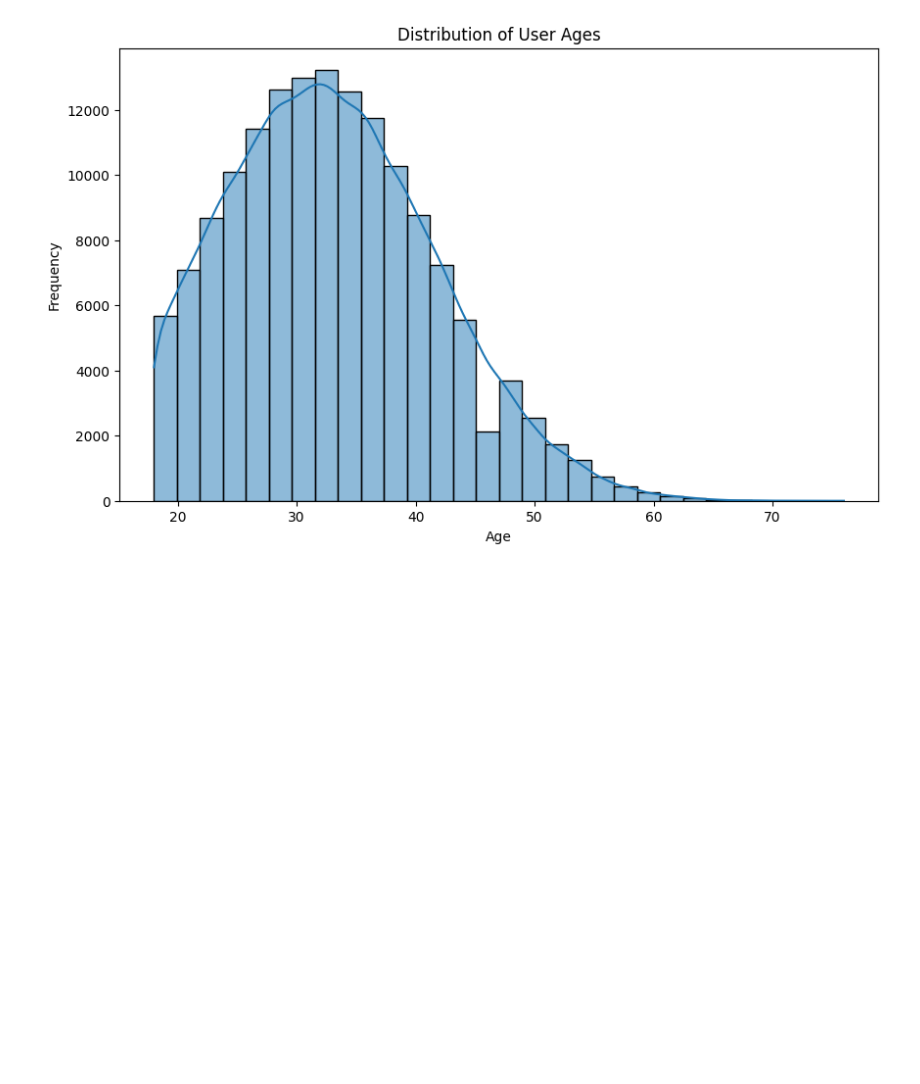
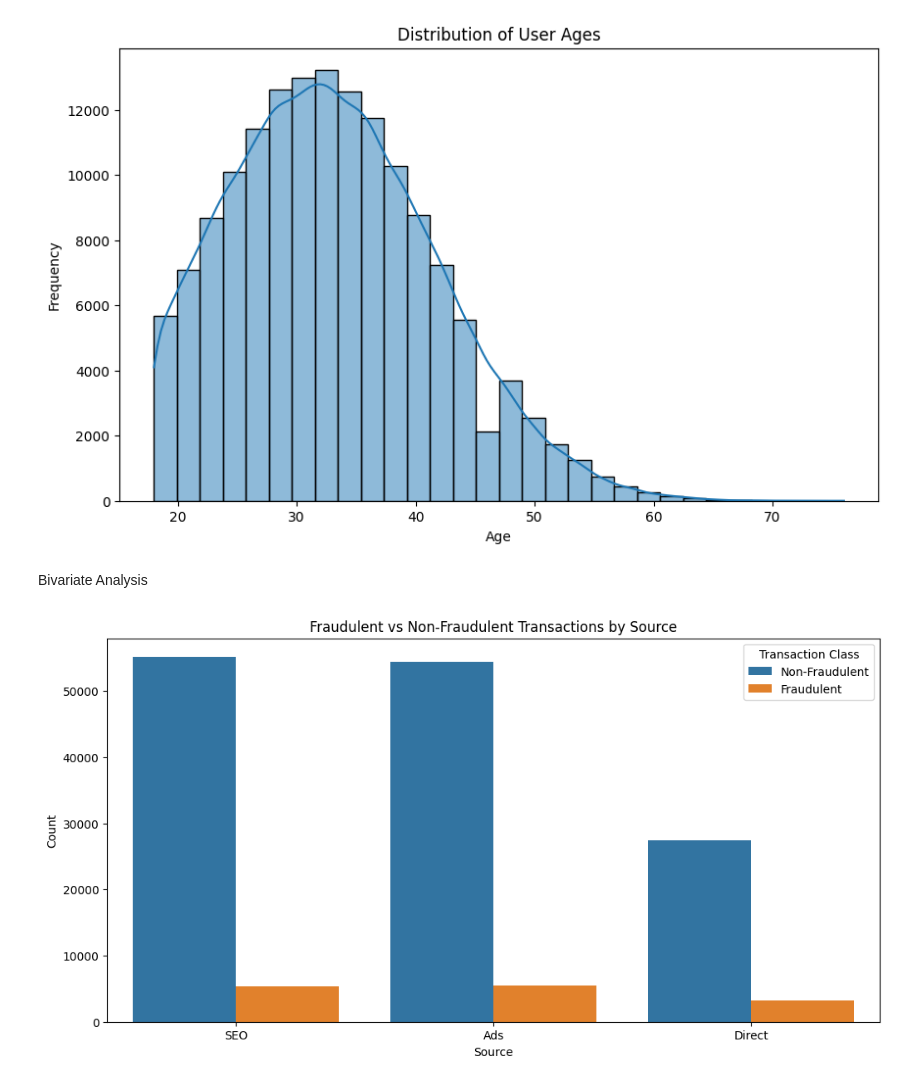
Before and after one commit to medhanittes/Adey_Innovations, a Jupyter notebook: notebook/data_processing.ipynb, the cells around one changed output. Saved outputs shown, nothing was run; the diff lists cells and outputs as text; code cells hidden in the pictures; blank space fills up the shorter version.

Commit message:
Bivariate Analysis

```diff
--- a/notebook/data_processing.ipynb
+++ b/notebook/data_processing.ipynb
@@ -90,3 +90,16 @@ plt.ylabel('Frequency')
 plt.show()
 # %% [output]
 [figure]
+# %% [markdown]
+ Bivariate Analysis
+# %%
+# Fraudulent vs Non-Fraudulent Transactions by Source
+plt.figure(figsize=(12, 6))
+sns.countplot(data=fraud_data, x='source', hue='class')
+plt.title('Fraudulent vs Non-Fraudulent Transactions by Source')
+plt.xlabel('Source')
+plt.ylabel('Count')
+plt.legend(title='Transaction Class', labels=['Non-Fraudulent', 'Fraudulent'])
+plt.show()
+# %% [output]
+[figure, added]
```
Also changed, not shown: parts of 1 cell of this notebook.
